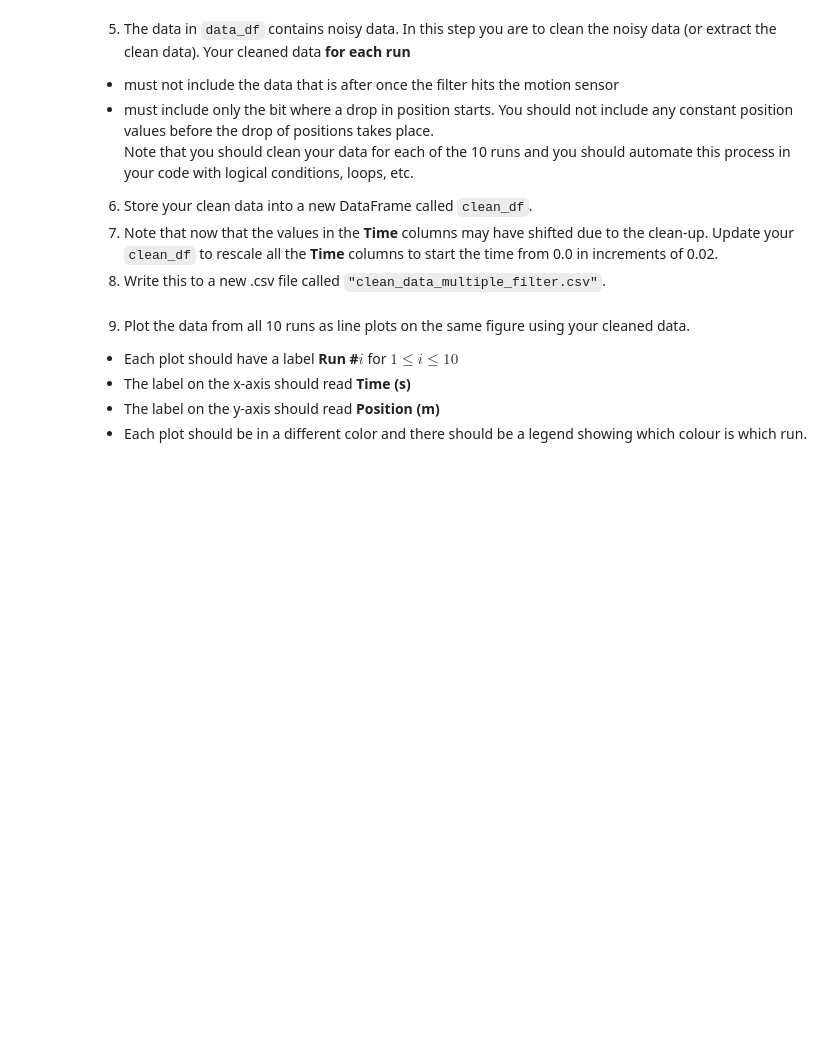
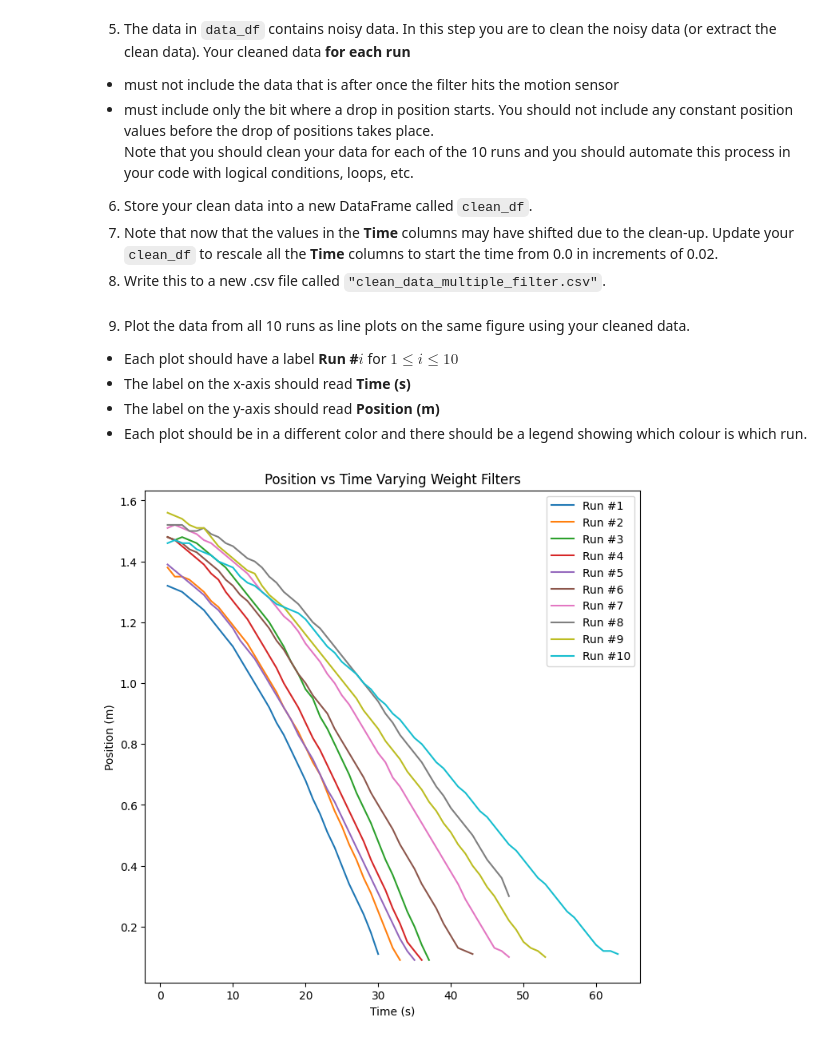
Before and after one commit to ZacBBedont/SF-2, a Jupyter notebook: Assignment1/assign1.ipynb, the cells around one changed output. Saved outputs shown, nothing was run; the diff lists cells and outputs as text; code cells hidden in the pictures; blank space fills up the shorter version.

```diff
--- a/Assignment1/assign1.ipynb
+++ b/Assignment1/assign1.ipynb
@@ -161,0 +158,3 @@ plt.show()
+# %%
+df = pd.read_csv("ten_filters.csv")
+df
@@ -171,0 +183,8 @@ Note that this process should be automated.
+# %%
+data_df = pd.DataFrame()
+for i in range(0,40,4):
+    data_df[df.columns[i]] = df[df.columns[i]]
+for i in range(1,40,4):
+    data_df[df.columns[i]] = df[df.columns[i]]
+data_df = data_df.fillna(0)
+data_df
@@ -182,3 +213,25 @@ Note that you should clean your data for each of the 10 runs and you should auto
+# %%
+clean_df = pd.DataFrame()
+for x in range(1,11):
+    left_side = True
+    i = 0
+    while left_side:
+        if (df[f"Velocity (m/s) Run #{x}"][i:i+25] <= 0).all():
+            clean_df[f"Position (m) Run #{x}"] = data_df[f"Position (m) Run #{x}"].iloc[i:]
+            left_side = False
+        i += 1
+    right_side = True
+    i = 1
+    clean_df.index = range(1,len(clean_df)+1)
+    while right_side:
+        if clean_df[f"Position (m) Run #{x}"][i+1] > clean_df[f"Position (m) Run #{x}"][i] + 1:
+            clean_df[f"Position (m) Run #{x}"] = clean_df[f"Position (m) Run #{x}"].iloc[:i]
+            right_side = False
+        i += 1
+    clean_df[f"Position (m) Run #{x}"] = clean_df[f"Position (m) Run #{x}"].dropna().reset_index(drop = True)
+    time_list = [round(y * 0.02, 2) for y in range(len(clean_df[f"Position (m) Run #{x}"]+1))]
+    clean_df.insert(x-1,f"Time (s) Run #{x}", time_list)
+clean_df.to_csv("clean_data_multiple_filter.csv",index = False)
 # %% [markdown]
 9. Plot the data from all 10 runs as line plots on the same figure using your cleaned data.
 - Each plot should have a label **Run #$i$** for $1\leq i\leq10$
@@ -189,0 +241,13 @@ Note that you should clean your data for each of the 10 runs and you should auto
+# %%
+plt.figure(figsize=(8, 8))
+
+for x in range(1, 11):
+    clean_df[f"Position (m) Run #{x}"].plot(label=f"Run #{x}")
+
+plt.xlabel("Time (s)")
+plt.ylabel("Position (m)")
+plt.title("Position vs Time Varying Weight Filters")
+plt.legend()
+plt.show()
+# %% [output]
+[figure, added]
```
Also changed, not shown: parts of 7 cells of this notebook, 2 other files.
